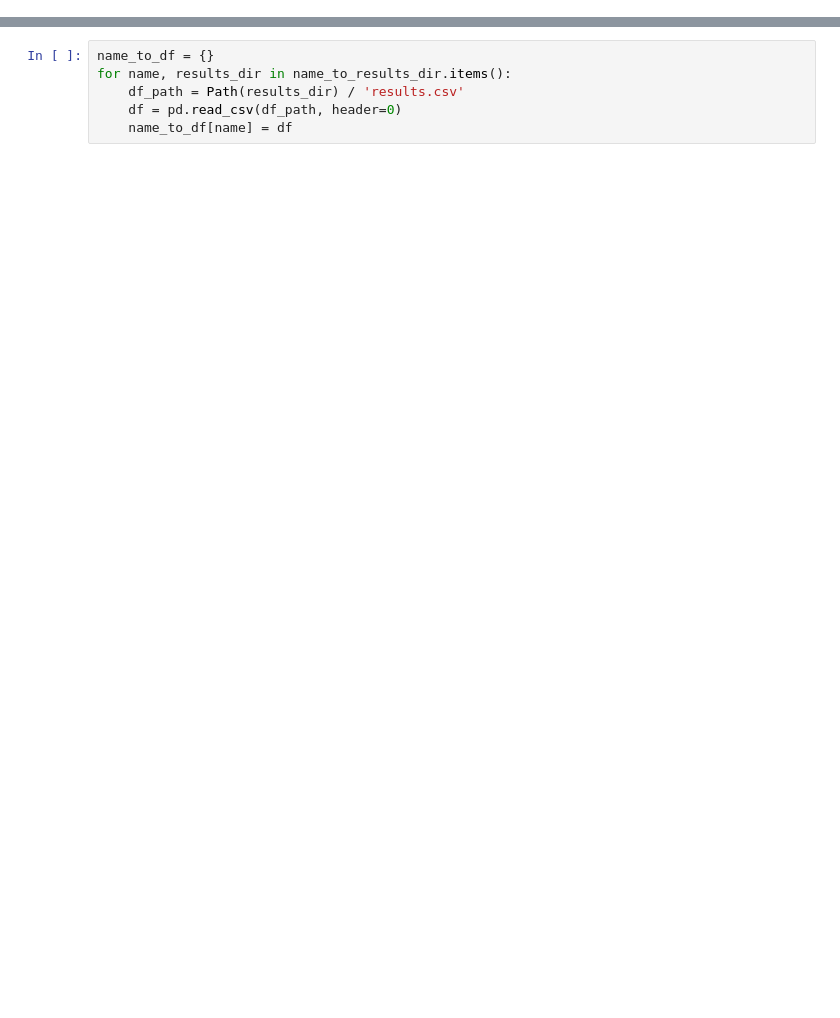
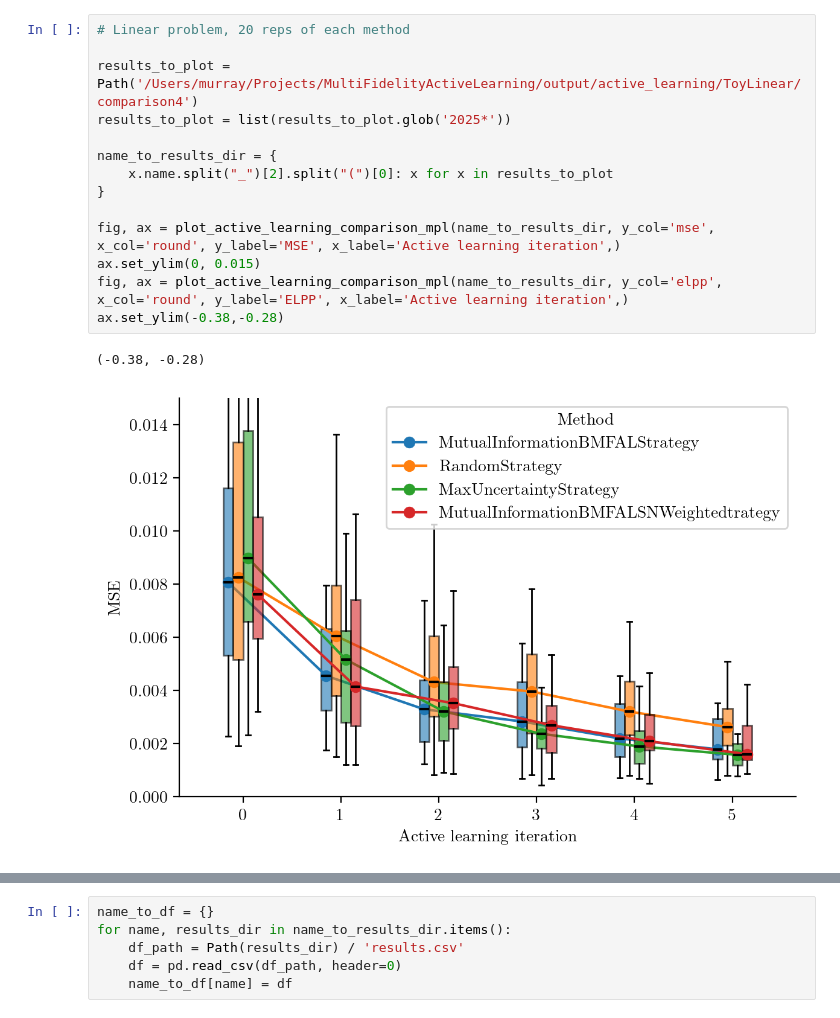
Before and after one commit to murraycutforth/psaap-active-learning, a Jupyter notebook: notebooks/compare_active_learning_strategies.ipynb, the cells around one changed output, grey strips where cells are left out. Saved outputs shown, nothing was run; the diff lists cells and outputs as text; blank space fills up the shorter version.

Commit message:
WIP. Another huge commit (sorry). State of code used for results presented on 10th july

```diff
--- a/notebooks/compare_active_learning_strategies.ipynb
+++ b/notebooks/compare_active_learning_strategies.ipynb
@@ -6,0 +136,17 @@ import matplotlib.pyplot as plt
+# %%
+# Linear problem, 20 reps of each method
+
+results_to_plot = Path('/Users/murray/Projects/MultiFidelityActiveLearning/output/active_learning/ToyLinear/comparison4')
+results_to_plot = list(results_to_plot.glob('2025*'))
+
+name_to_results_dir = {
+    x.name.split("_")[2].split("(")[0]: x for x in results_to_plot
+}
+
+fig, ax = plot_active_learning_comparison_mpl(name_to_results_dir, y_col='mse', x_col='round', y_label='MSE', x_label='Active learning iteration',)
+ax.set_ylim(0, 0.015)
+fig, ax = plot_active_learning_comparison_mpl(name_to_results_dir, y_col='elpp', x_col='round', y_label='ELPP', x_label='Active learning iteration',)
+ax.set_ylim(-0.38,-0.28)
+# %% [output]
+(-0.38, -0.28)
+[figure, added]
```
Also changed, not shown: parts of 11 cells of this notebook, 40 other files.
